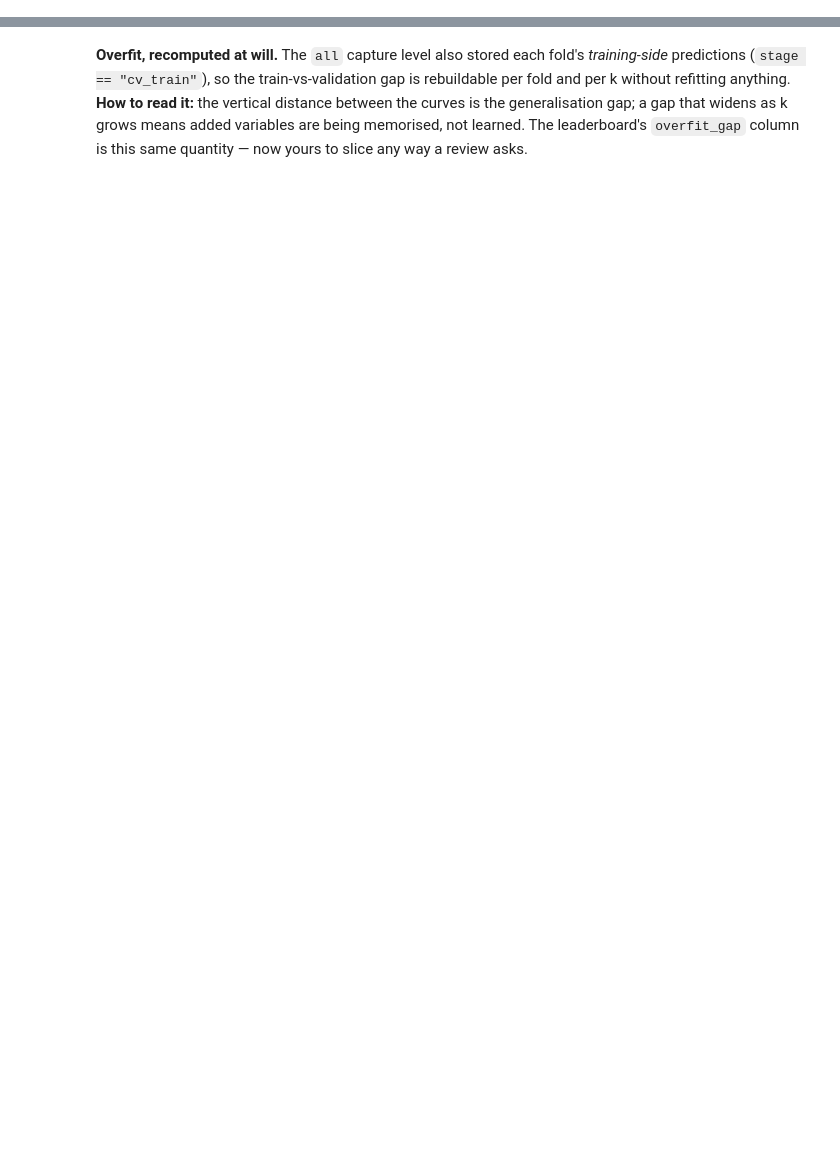
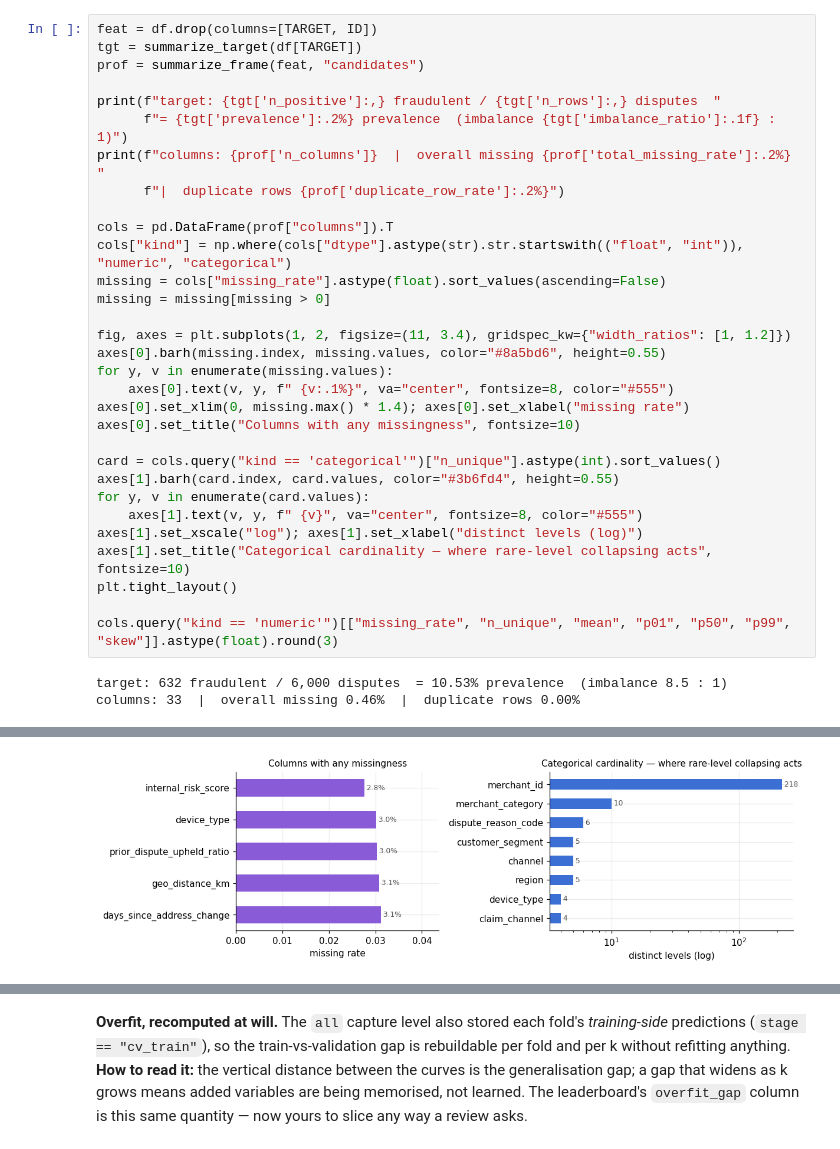
Before and after one commit to zack-carideo/AML, a Jupyter notebook: dmf/examples/research_walkthrough.ipynb, the cells around one changed output, grey strips where cells are left out. Saved outputs shown, nothing was run; the diff lists cells and outputs as text; blank space fills up the shorter version.

```diff
--- a/dmf/examples/research_walkthrough.ipynb
+++ b/dmf/examples/research_walkthrough.ipynb
@@ -44,0 +80,34 @@ df.head(3)
+# %%
+feat = df.drop(columns=[TARGET, ID])
+tgt = summarize_target(df[TARGET])
+prof = summarize_frame(feat, "candidates")
+
+print(f"target: {tgt['n_positive']:,} fraudulent / {tgt['n_rows']:,} disputes  "
+      f"= {tgt['prevalence']:.2%} prevalence  (imbalance {tgt['imbalance_ratio']:.1f} : 1)")
+print(f"columns: {prof['n_columns']}  |  overall missing {prof['total_missing_rate']:.2%}  "
+      f"|  duplicate rows {prof['duplicate_row_rate']:.2%}")
+
+cols = pd.DataFrame(prof["columns"]).T
+cols["kind"] = np.where(cols["dtype"].astype(str).str.startswith(("float", "int")), "numeric", "categorical")
+missing = cols["missing_rate"].astype(float).sort_values(ascending=False)
+missing = missing[missing > 0]
+
+fig, axes = plt.subplots(1, 2, figsize=(11, 3.4), gridspec_kw={"width_ratios": [1, 1.2]})
+axes[0].barh(missing.index, missing.values, color="#8a5bd6", height=0.55)
+for y, v in enumerate(missing.values):
+    axes[0].text(v, y, f" {v:.1%}", va="center", fontsize=8, color="#555")
+axes[0].set_xlim(0, missing.max() * 1.4); axes[0].set_xlabel("missing rate")
+axes[0].set_title("Columns with any missingness", fontsize=10)
+
+card = cols.query("kind == 'categorical'")["n_unique"].astype(int).sort_values()
+axes[1].barh(card.index, card.values, color="#3b6fd4", height=0.55)
+for y, v in enumerate(card.values):
+    axes[1].text(v, y, f" {v}", va="center", fontsize=8, color="#555")
+axes[1].set_xscale("log"); axes[1].set_xlabel("distinct levels (log)")
+axes[1].set_title("Categorical cardinality — where rare-level collapsing acts", fontsize=10)
+plt.tight_layout()
+
+cols.query("kind == 'numeric'")[["missing_rate", "n_unique", "mean", "p01", "p50", "p99", "skew"]].astype(float).round(3)
+# %% [output]
+target: 632 fraudulent / 6,000 disputes  = 10.53% prevalence  (imbalance 8.5 : 1)
+columns: 33  |  overall missing 0.46%  |  duplicate rows 0.00%
@@ -45 +131,2 @@ df.head(3)
+[figure, added]
 # %% [markdown]
```
Also changed, not shown: parts of 61 cells of this notebook.
